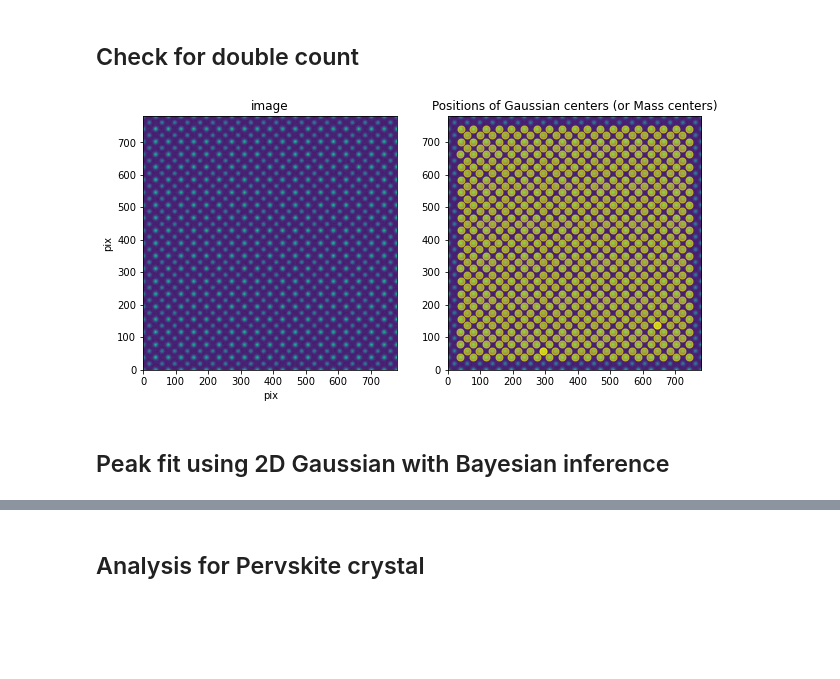
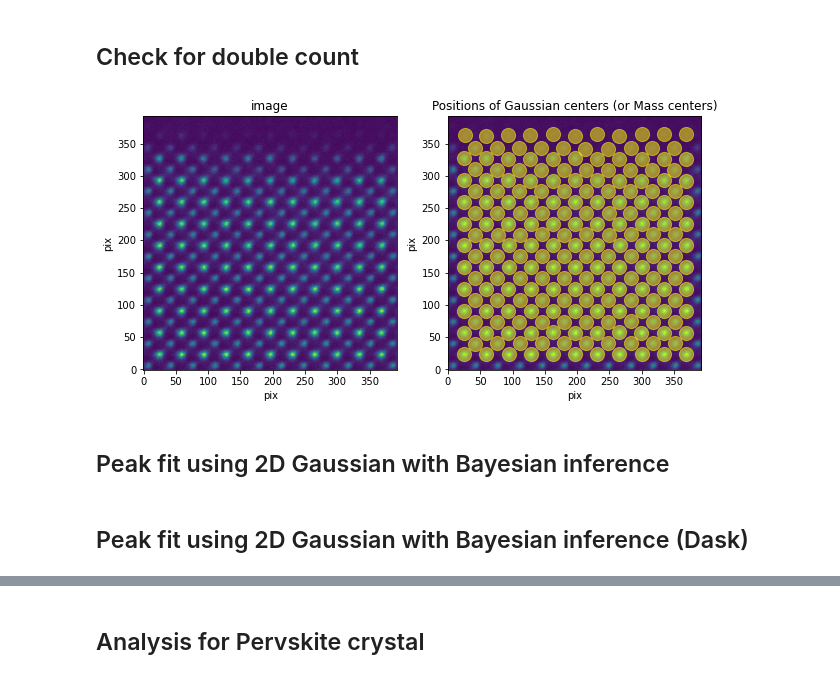
Before and after one commit to nomurayuki0503/PeakDetection_Perovskite, a Jupyter notebook: src/AtomDisplacement_Perovskite_Bayese.ipynb, the cells around one changed output, grey strips where cells are left out. Cells and saved outputs as stored; diff of their text form; code cells hidden in the pictures; blank space fills up the shorter version.

```diff
--- a/src/AtomDisplacement_Perovskite_Bayese.ipynb
+++ b/src/AtomDisplacement_Perovskite_Bayese.ipynb
@@ -83,3 +88,23 @@ plt.show()
+# %%
+# Make plots
+outliers = []
+outliers = [222, 214, 210, 221]
+
+peaks_maximam[1] = np.delete(peaks_maximam[1], outliers)
+peaks_maximam[0] = np.delete(peaks_maximam[0], outliers)
+
+fig = plt.figure(figsize=(40,20))
+ax = fig.add_subplot(111)
+ax.imshow(img, origin="lower")
+ax.scatter(peaks_maximam[1], peaks_maximam[0], s=10, c="yellow", marker="o")
+for i in range(len(peaks_maximam[1])):
+    ax.text(peaks_maximam[1][i], peaks_maximam[0][i], str(i), color="black", fontsize=12)
+ax.set_title("Positions of maximam intensity of each peak")
+ax.set_xlabel("pix")
+ax.set_ylabel("pix")
+ax.set_xlim(0, xdim)
+ax.set_ylim(0, ydim)
+plt.show()
 # %% [markdown]
 ## Clustering Peaks
 # %%
@@ -141,25 +180,24 @@ Number of peaks = 782 ⇒ 687
 # %%
 # Make plots
 fig = plt.figure(figsize=(10,5))
 ax1 = fig.add_subplot(121)
 ax2 = fig.add_subplot(122)
-ax1.imshow(Z, origin="lower")
+
+ax1.imshow(img, origin="lower")
 ax1.set_title("image")
 ax1.set_xlabel("pix")
 ax1.set_ylabel("pix")
-ax1.set_xlim(0, xdim)
-ax1.set_ylim(0, ydim)
-ax2.imshow(Z, origin="lower")
-ax2.scatter(peaks_x, peaks_y, s=50, c="yellow", marker="o", alpha=0.5)    #sの値を適宜調整して、見やすくすると良い
+
+ax2.imshow(img, origin="lower")
+ax2.scatter(peaks_x, peaks_y, s=200, c="yellow", marker="o", alpha=0.5)    #sの値を適宜調整して、見やすくすると良い
 #for i in range(len(peaks_x)):
     #ax2.text(peaks_x[i], peaks_y[i], str(i), color="black", fontsize=12)
 ax2.set_title("Positions of Gaussian centers (or Mass centers)")
-ax1.set_xlabel("pix")
-ax1.set_ylabel("pix")
-ax1.set_xlim(0, xdim)
-ax1.set_ylim(0, ydim)
+ax2.set_xlabel("pix")
+ax2.set_ylabel("pix")
+
 plt.show()
 # %% [output]
-[figure, old version]
+[figure, new version]
 # %% [markdown]
 ## Peak fit using 2D Gaussian with Bayesian inference
@@ -197,0 +236,2 @@ for i in range(len(peaks)):
+# %% [markdown]
+## Peak fit using 2D Gaussian with Bayesian inference (Dask)
```
Also changed, not shown: parts of 28 cells of this notebook, 7 other files.
